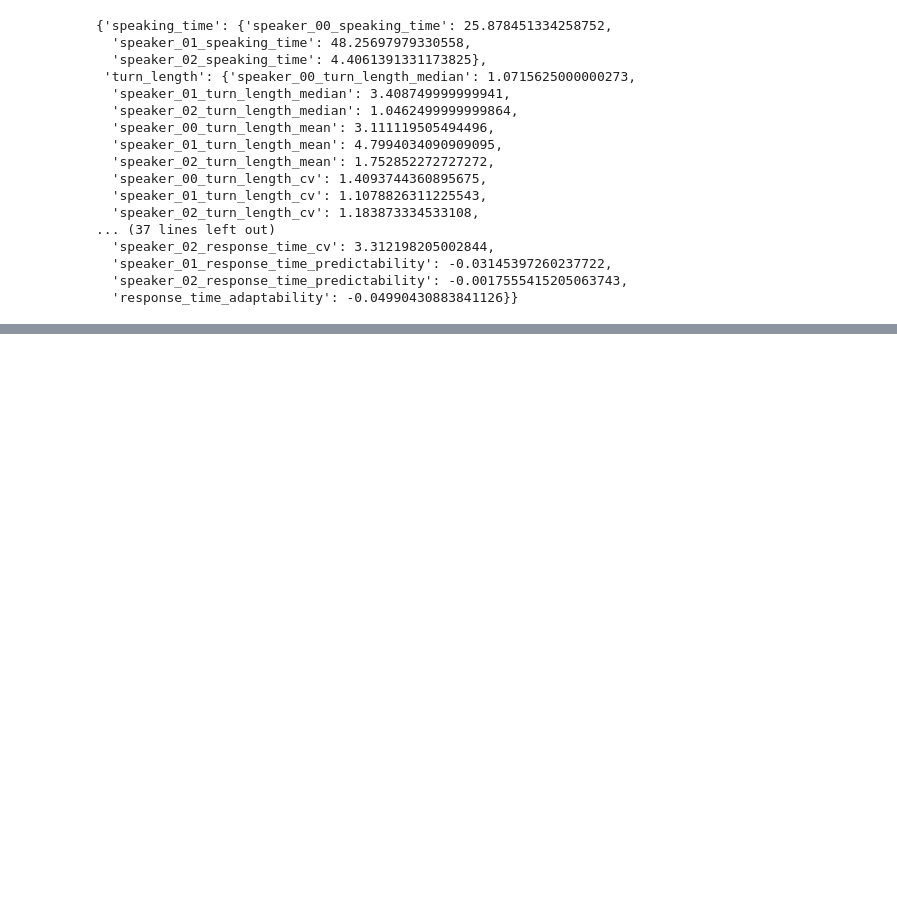
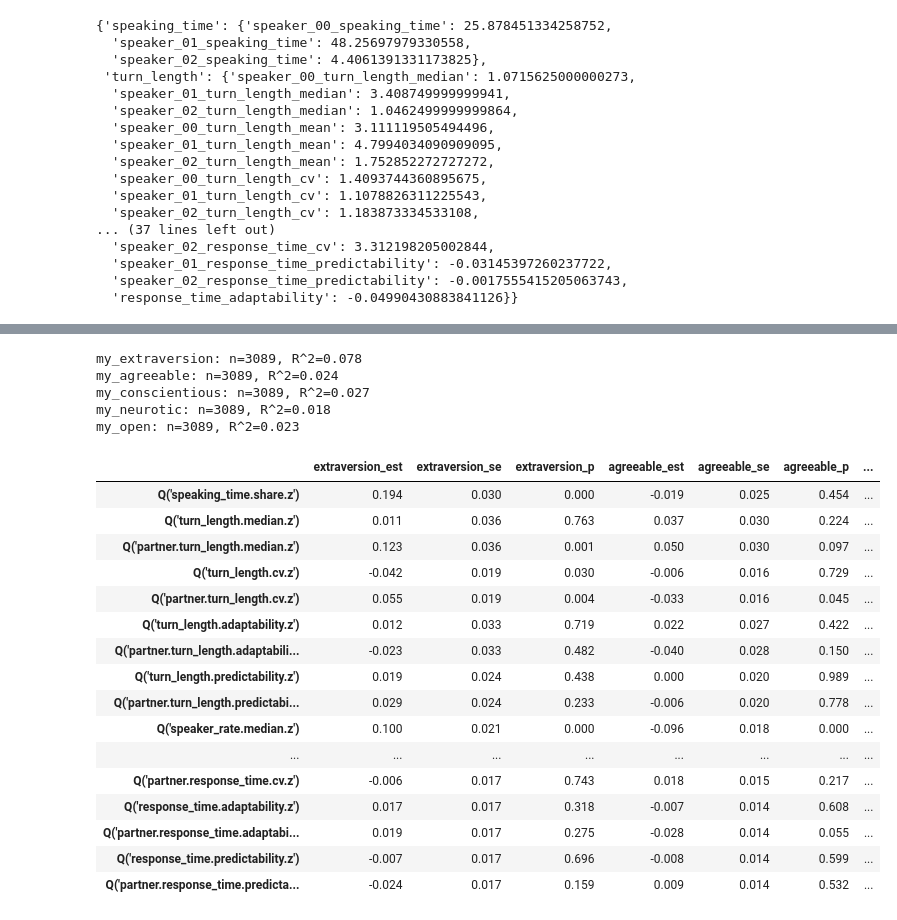
Before and after one commit to shshnk94/candy, a Jupyter notebook: analysis.ipynb, the cells around one changed output, grey strips where cells are left out. Drawn from its saved outputs; the diff is of its cells as text; code cells hidden in the pictures; blank space fills up the shorter version.

```diff
--- a/analysis.ipynb
+++ b/analysis.ipynb
@@ -298,0 +652,45 @@ random_conversation.retrieve_meta("conversation_dynamics_features")
+# %%
+def fit_ols(outcome, data):
+    return smf \
+        .ols(f"{outcome} ~ {rhs}", data=data.dropna(subset=[outcome])) \
+        .fit()
+
+
+big5_ols = {p: fit_ols(p, apim) for p in personality}
+
+big5_ols_table = pd.concat(
+    [
+        coef_table(big5_ols[p], est="params", se="bse") \
+            .rename(columns=lambda c, p=p: f"{p.replace('my_', '')}_{c}")
+        for p in personality
+    ],
+    axis=1,
+)
+
+for p, res in big5_ols.items():
+    print(f"{p}: n={int(res.nobs)}, R^2={res.rsquared:.3f}")
+
+big5_ols_table.round(3)
+# %% [output]
+my_extraversion: n=3089, R^2=0.078
+my_agreeable: n=3089, R^2=0.024
+my_conscientious: n=3089, R^2=0.027
+my_neurotic: n=3089, R^2=0.018
+my_open: n=3089, R^2=0.023
+|  | extraversion_est | extraversion_se | extraversion_p | agreeable_est | agreeable_se | agreeable_p | ... |
+| Q('speaking_time.share.z') | 0.194 | 0.030 | 0.000 | -0.019 | 0.025 | 0.454 | ... |
+| Q('turn_length.median.z') | 0.011 | 0.036 | 0.763 | 0.037 | 0.030 | 0.224 | ... |
+| Q('partner.turn_length.median.z') | 0.123 | 0.036 | 0.001 | 0.050 | 0.030 | 0.097 | ... |
+| Q('turn_length.cv.z') | -0.042 | 0.019 | 0.030 | -0.006 | 0.016 | 0.729 | ... |
+| Q('partner.turn_length.cv.z') | 0.055 | 0.019 | 0.004 | -0.033 | 0.016 | 0.045 | ... |
+| Q('turn_length.adaptability.z') | 0.012 | 0.033 | 0.719 | 0.022 | 0.027 | 0.422 | ... |
+| Q('partner.turn_length.adaptabili... | -0.023 | 0.033 | 0.482 | -0.040 | 0.028 | 0.150 | ... |
+| Q('turn_length.predictability.z') | 0.019 | 0.024 | 0.438 | 0.000 | 0.020 | 0.989 | ... |
+| Q('partner.turn_length.predictabi... | 0.029 | 0.024 | 0.233 | -0.006 | 0.020 | 0.778 | ... |
+| Q('speaker_rate.median.z') | 0.100 | 0.021 | 0.000 | -0.096 | 0.018 | 0.000 | ... |
+| ... | ... | ... | ... | ... | ... | ... | ... |
+| Q('partner.response_time.cv.z') | -0.006 | 0.017 | 0.743 | 0.018 | 0.015 | 0.217 | ... |
+| Q('response_time.adaptability.z') | 0.017 | 0.017 | 0.318 | -0.007 | 0.014 | 0.608 | ... |
+| Q('partner.response_time.adaptabi... | 0.019 | 0.017 | 0.275 | -0.028 | 0.014 | 0.055 | ... |
+| Q('response_time.predictability.z') | -0.007 | 0.017 | 0.696 | -0.008 | 0.014 | 0.599 | ... |
+| Q('partner.response_time.predicta... | -0.024 | 0.017 | 0.159 | 0.009 | 0.014 | 0.532 | ... |
```
Also changed, not shown: parts of 28 cells of this notebook, 18 other files.
